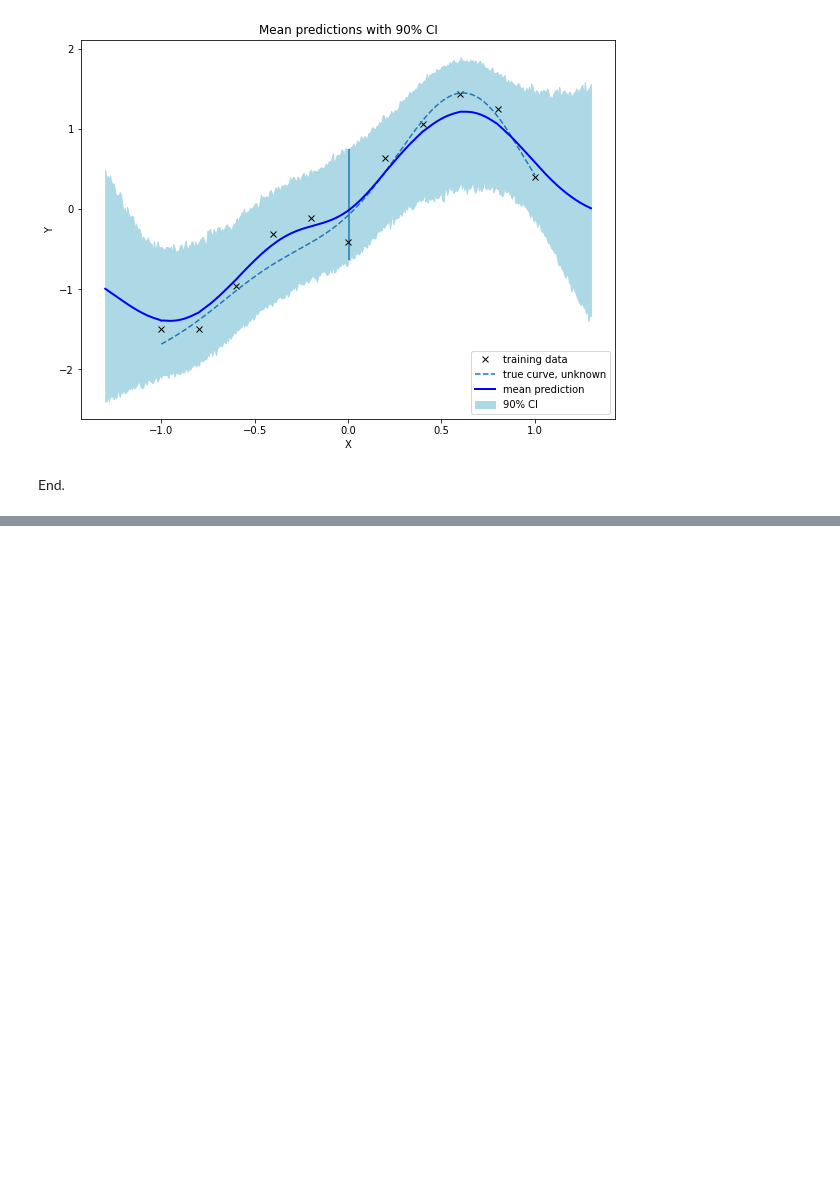
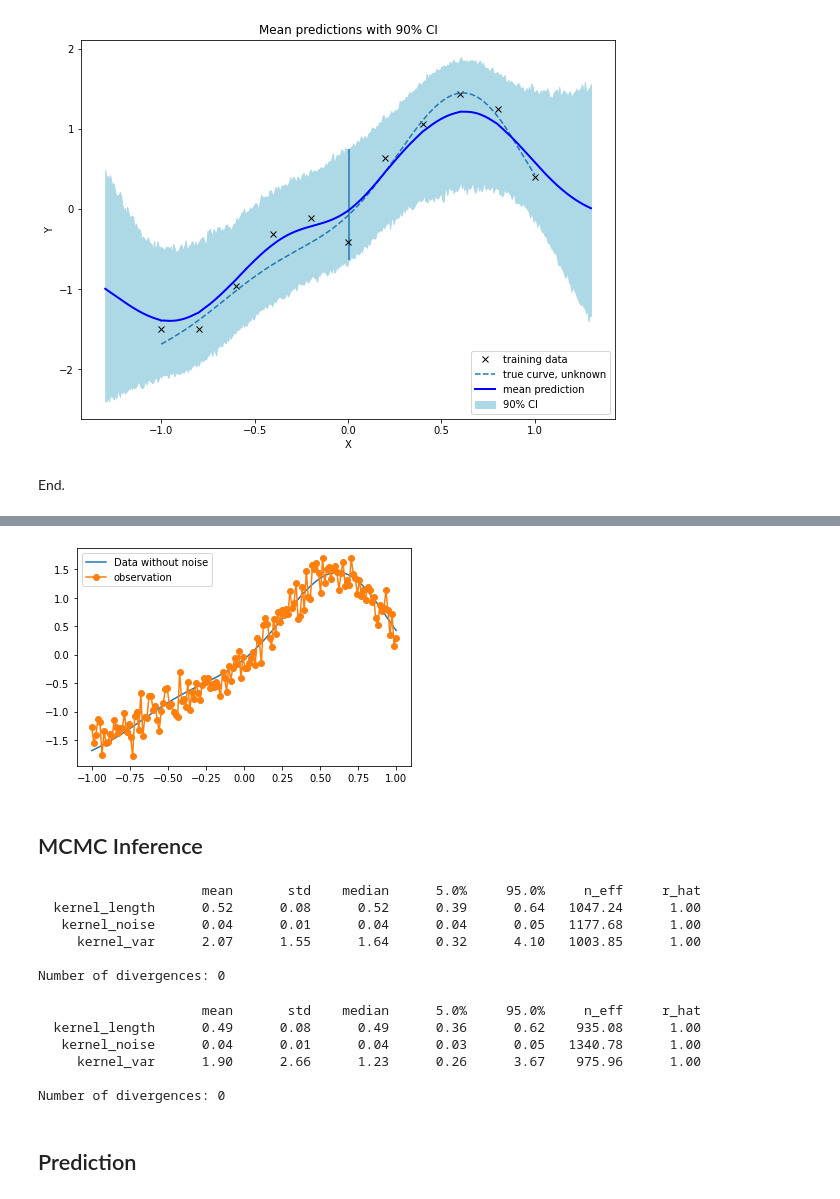
Before and after one commit to yongduek/lectures, a Jupyter notebook: ML_Topics/GP/GP_Regression_numpyro.ipynb, the cells around one changed output, grey strips where cells are left out. Saved outputs shown, nothing was run; the diff lists cells and outputs as text; code cells hidden in the pictures; blank space fills up the shorter version.

```diff
--- a/ML_Topics/GP/GP_Regression_numpyro.ipynb
+++ b/ML_Topics/GP/GP_Regression_numpyro.ipynb
@@ -214,0 +443,43 @@ End.
+# %%
+X, Y, X_test = get_data(N=150)
+# %%
+plt.plot(X_, Y_, label='Data without noise');
+plt.plot(X, Y, 'o-', label='observation');
+plt.legend();
+# %% [output]
+[figure, added]
+# %% [markdown]
+## MCMC Inference
+# %%
+rng_key, rng_key_predict = random.split(rng_key)
+
+mcmc = MCMC(NUTS(model_exp),
+           num_warmup=1000,
+           num_samples=2000)
+
+mcmc.run(rng_key, X, Y)
+mcmc.print_summary()
+samples = mcmc.get_samples()
+# %% [output]
+                     mean       std    median      5.0%     95.0%     n_eff     r_hat
+  kernel_length      0.52      0.08      0.52      0.39      0.64   1047.24      1.00
+   kernel_noise      0.04      0.01      0.04      0.04      0.05   1177.68      1.00
+     kernel_var      2.07      1.55      1.64      0.32      4.10   1003.85      1.00
+
+Number of divergences: 0
+# %%
+mcmc = MCMC(NUTS(model),
+           num_warmup=1000,
+           num_samples=2000)
+mcmc.run(rng_key, X, Y)
+mcmc.print_summary()
+samples = mcmc.get_samples()
+# %% [output]
+                     mean       std    median      5.0%     95.0%     n_eff     r_hat
+  kernel_length      0.49      0.08      0.49      0.36      0.62    935.08      1.00
+   kernel_noise      0.04      0.01      0.04      0.03      0.05   1340.78      1.00
+     kernel_var      1.90      2.66      1.23      0.26      3.67    975.96      1.00
+
+Number of divergences: 0
+# %% [markdown]
+## Prediction
```
Also changed, not shown: parts of 29 cells of this notebook.
